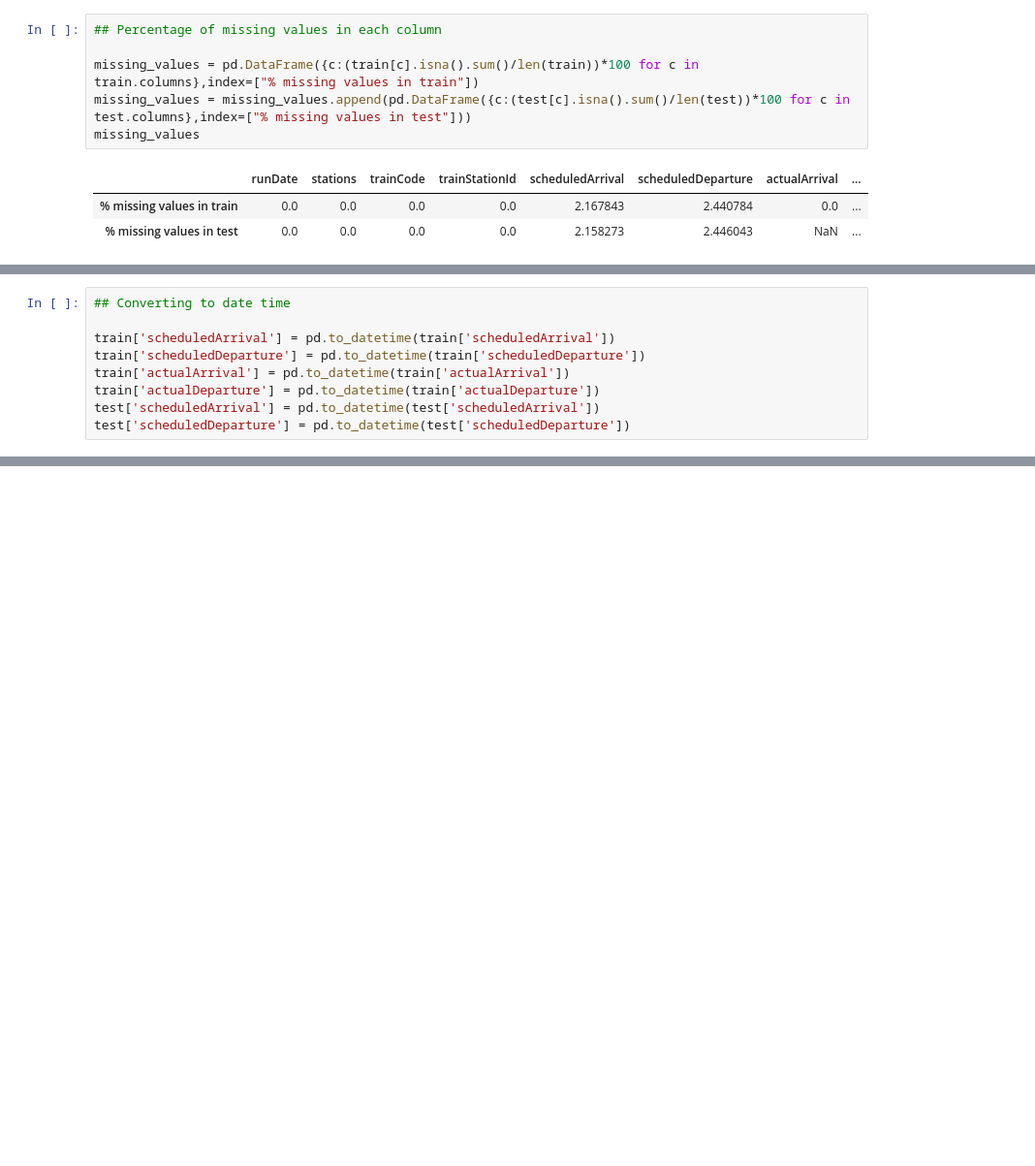
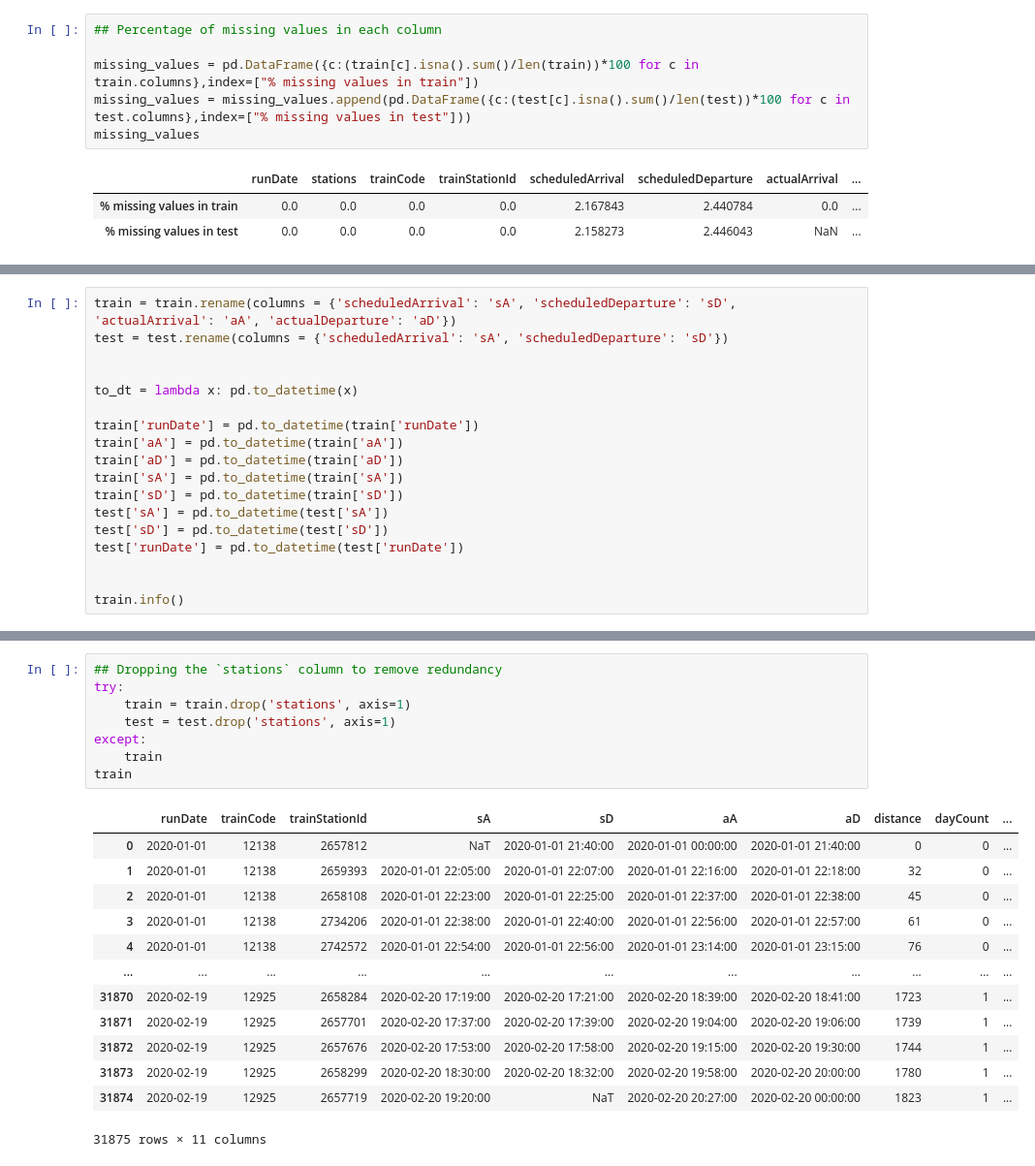
Before and after one commit to anoushkrit/travel-time-prediction, a Jupyter notebook: main.ipynb, the cells around one changed output, grey strips where cells are left out. Shown at 97% size. Saved outputs shown, nothing was run; the diff lists cells and outputs as text; blank space fills up the shorter version.

```diff
--- a/main.ipynb
+++ b/main.ipynb
@@ -124,9 +119,0 @@ There are no cases of NA in ArrivalDelay, DepartureDelay.
-# %%
-## Converting to date time
-
-train['scheduledArrival'] = pd.to_datetime(train['scheduledArrival'])
-train['scheduledDeparture'] = pd.to_datetime(train['scheduledDeparture'])
-train['actualArrival'] = pd.to_datetime(train['actualArrival'])
-train['actualDeparture'] = pd.to_datetime(train['actualDeparture'])
-test['scheduledArrival'] = pd.to_datetime(test['scheduledArrival'])
-test['scheduledDeparture'] = pd.to_datetime(test['scheduledDeparture'])
@@ -225,0 +120,18 @@ for i in range(9,36):
+# %%
+train = train.rename(columns = {'scheduledArrival': 'sA', 'scheduledDeparture': 'sD', 'actualArrival': 'aA', 'actualDeparture': 'aD'})
+test = test.rename(columns = {'scheduledArrival': 'sA', 'scheduledDeparture': 'sD'})
+
+
+to_dt = lambda x: pd.to_datetime(x)
+
+train['runDate'] = pd.to_datetime(train['runDate'])
+train['aA'] = pd.to_datetime(train['aA'])
+train['aD'] = pd.to_datetime(train['aD'])
+train['sA'] = pd.to_datetime(train['sA'])
+train['sD'] = pd.to_datetime(train['sD'])
+test['sA'] = pd.to_datetime(test['sA'])
+test['sD'] = pd.to_datetime(test['sD'])
+test['runDate'] = pd.to_datetime(test['runDate'])
+
+
+train.info()
@@ -225,0 +187,22 @@ for i in range(9,36):
+# %%
+## Dropping the `stations` column to remove redundancy
+try:
+    train = train.drop('stations', axis=1)
+    test = test.drop('stations', axis=1)
+except:
+    train
+train
+# %% [output]
+|  | runDate | trainCode | trainStationId | sA | sD | aA | aD | distance | dayCount | ... |
+| 0 | 2020-01-01 | 12138 | 2657812 | NaT | 2020-01-01 21:40:00 | 2020-01-01 00:00:00 | 2020-01-01 21:40:00 | 0 | 0 | ... |
+| 1 | 2020-01-01 | 12138 | 2659393 | 2020-01-01 22:05:00 | 2020-01-01 22:07:00 | 2020-01-01 22:16:00 | 2020-01-01 22:18:00 | 32 | 0 | ... |
+| 2 | 2020-01-01 | 12138 | 2658108 | 2020-01-01 22:23:00 | 2020-01-01 22:25:00 | 2020-01-01 22:37:00 | 2020-01-01 22:38:00 | 45 | 0 | ... |
+| 3 | 2020-01-01 | 12138 | 2734206 | 2020-01-01 22:38:00 | 2020-01-01 22:40:00 | 2020-01-01 22:56:00 | 2020-01-01 22:57:00 | 61 | 0 | ... |
+| 4 | 2020-01-01 | 12138 | 2742572 | 2020-01-01 22:54:00 | 2020-01-01 22:56:00 | 2020-01-01 23:14:00 | 2020-01-01 23:15:00 | 76 | 0 | ... |
+| ... | ... | ... | ... | ... | ... | ... | ... | ... | ... | ... |
+| 31870 | 2020-02-19 | 12925 | 2658284 | 2020-02-20 17:19:00 | 2020-02-20 17:21:00 | 2020-02-20 18:39:00 | 2020-02-20 18:41:00 | 1723 | 1 | ... |
+| 31871 | 2020-02-19 | 12925 | 2657701 | 2020-02-20 17:37:00 | 2020-02-20 17:39:00 | 2020-02-20 19:04:00 | 2020-02-20 19:06:00 | 1739 | 1 | ... |
+| 31872 | 2020-02-19 | 12925 | 2657676 | 2020-02-20 17:53:00 | 2020-02-20 17:58:00 | 2020-02-20 19:15:00 | 2020-02-20 19:30:00 | 1744 | 1 | ... |
+| 31873 | 2020-02-19 | 12925 | 2658299 | 2020-02-20 18:30:00 | 2020-02-20 18:32:00 | 2020-02-20 19:58:00 | 2020-02-20 20:00:00 | 1780 | 1 | ... |
+| 31874 | 2020-02-19 | 12925 | 2657719 | 2020-02-20 19:20:00 | NaT | 2020-02-20 20:27:00 | 2020-02-20 00:00:00 | 1823 | 1 | ... |
+31875 rows × 11 columns
```
Also changed, not shown: parts of 55 cells of this notebook, 1 other file.
